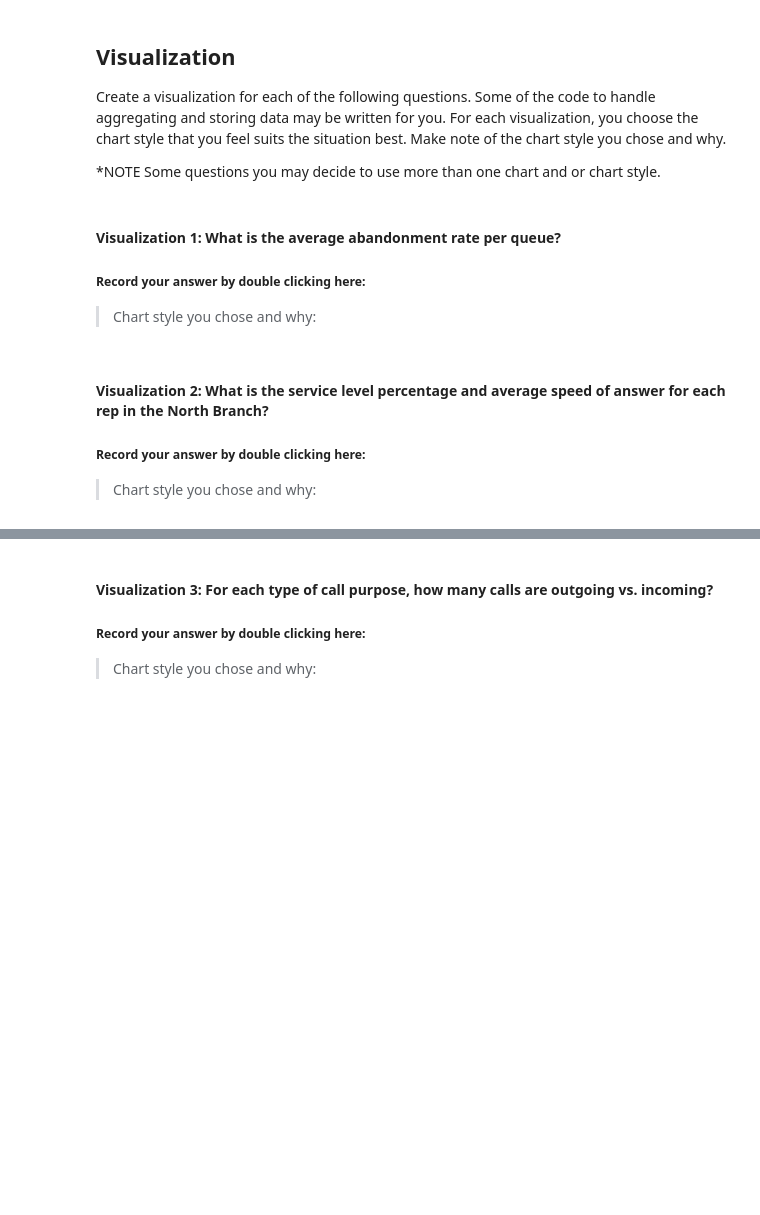
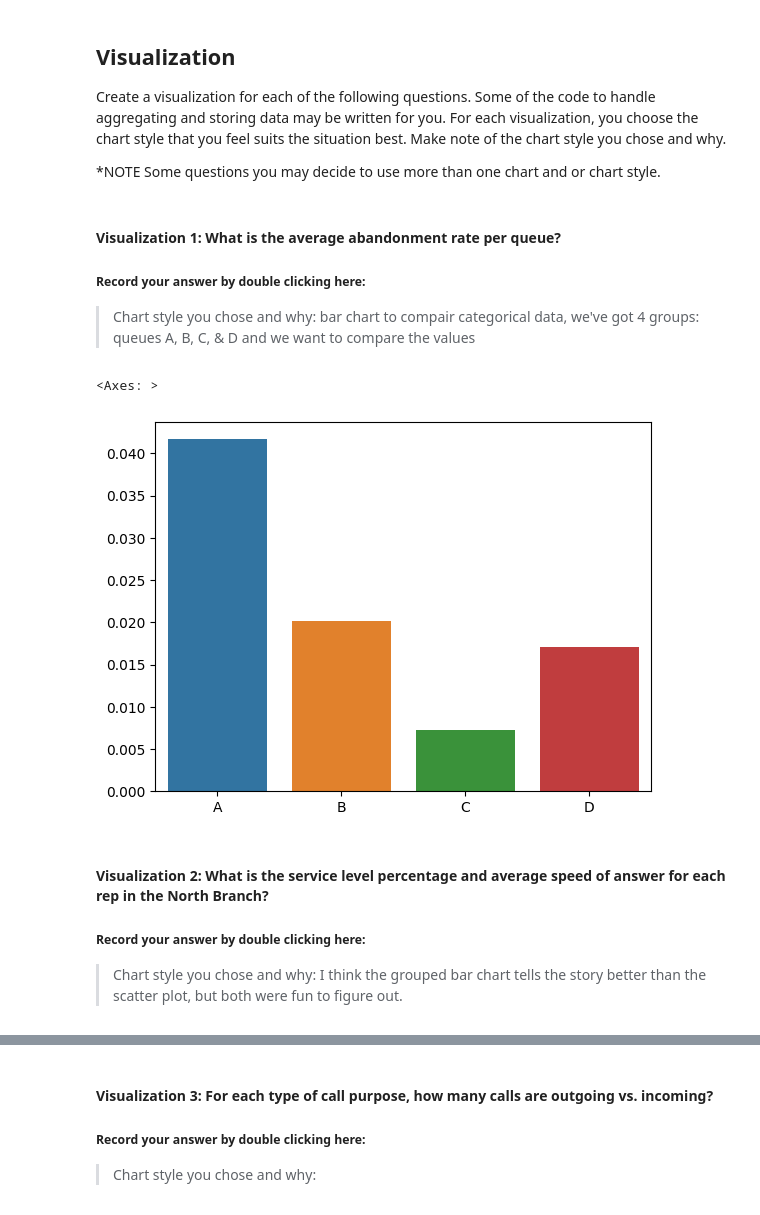
Before and after one commit to e3la/call-center-cleanup-assignment, a Jupyter notebook: Call_Center_Cleanup.ipynb, the cells around one changed output, grey strips where cells are left out. Drawn from its saved outputs; the diff is of its cells as text; code cells hidden in the pictures; blank space fills up the shorter version.

```diff
--- a/Call_Center_Cleanup.ipynb
+++ b/Call_Center_Cleanup.ipynb
@@ -329,3 +329,6 @@ Before you begin answering any questions, combine the two datasets together to c
 * Add additional code blocks as needed to show how you came to your conclusions. Add comments in your code blocks to help others understand your thinking. Record your answer by double clicking the below cell.
 # %%
 # Create dataframe for the entire company named df
+
+df = pd.concat([south_df, north_df], axis=0)
+df.columns
@@ -381,26 +458,34 @@ Create a visualization for each of the following questions. Some of the code to
 #### Visualization 1:  What is the average abandonment rate per queue?
 ##### Record your answer by double clicking here:
 
-> Chart style you chose and why:
+> Chart style you chose and why: bar chart to compair categorical data, we've got 4 groups: queues A, B, C, & D and we want to compare the values
 # %%
 # Create visualization 1 here
 # Import any additional libraries needed with alias
 
-
+import seaborn as sns
+import matplotlib.pyplot as plt
 
 # The dictionary abandonment_rates has the data you need.
 abandonment_rates = {}
 queues = ["A", "B", "C", "D"]
 queue_dict = df.groupby("Queue").agg("sum")
 for i in range(4):
     abandonment_rates[queues[i]] = queue_dict["Abandoned"][i] / queue_dict["Calls"][i]
 
 #Your Code Here:
+
+percentage_of_abandoned = [abandonment_rates[k] for k in queues]
+sns.barplot(x=queues, y=percentage_of_abandoned)
+# %% [output]
+<Axes: >
+[figure, added]
 # %% [markdown]
 #### Visualization 2: What is the service level percentage and average speed of answer for each rep in the North Branch?
 ##### Record your answer by double clicking here:
 
 > Chart style you chose and why:
+I think the grouped bar chart tells the story better than the scatter plot, but both were fun to figure out.
 # %%
 # Create visualization 2 here
 # north_plt contains the data you need for the average speed of answer of each rep
```
Also changed, not shown: parts of 18 cells of this notebook.
